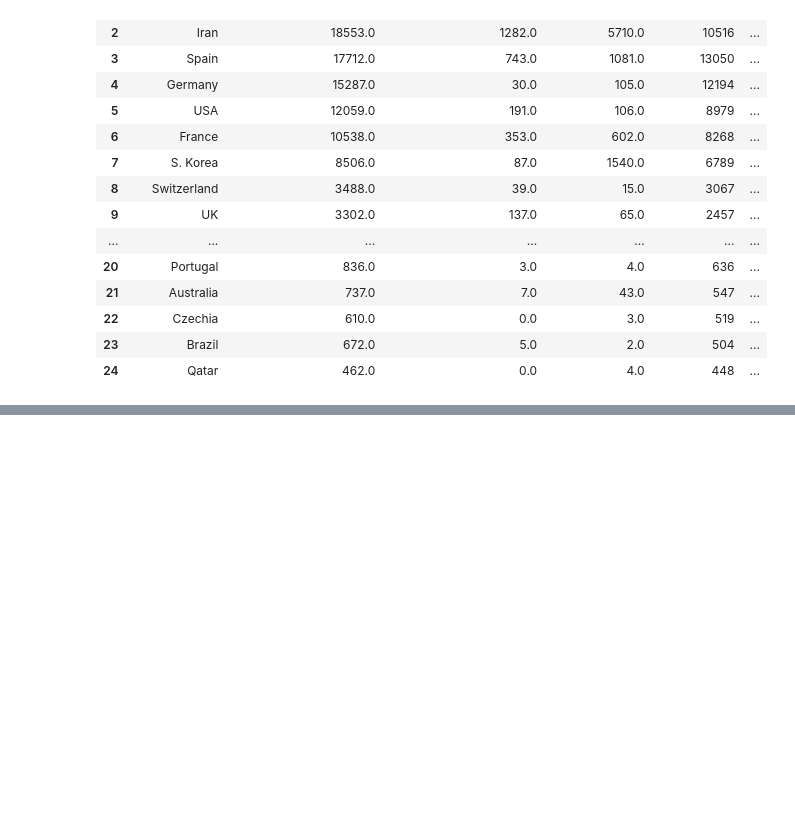
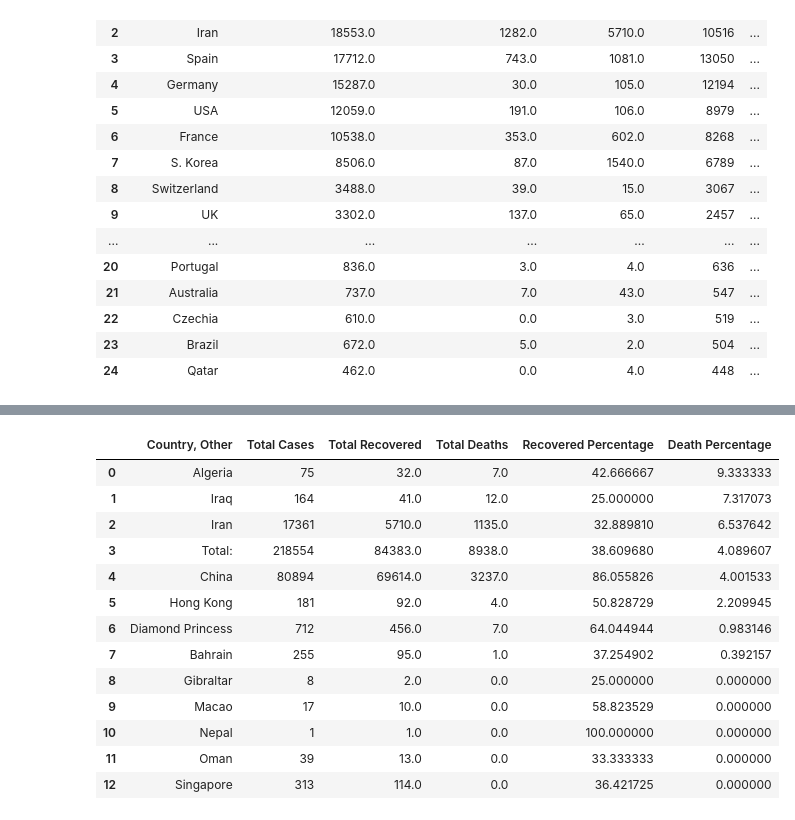
Before and after one commit to shahsajil/COVID-19-Python-Project, a Jupyter notebook: Covid_19_PythonProject_2020.ipynb, the cells around one changed output, grey strips where cells are left out. Cells and saved outputs as stored; diff of their text form; code cells hidden in the pictures; blank space fills up the shorter version.

```diff
--- a/Covid_19_PythonProject_2020.ipynb
+++ b/Covid_19_PythonProject_2020.ipynb
@@ -188,0 +173,19 @@ plt.show()
+# %%
+# displaying percentage_df dataset
+percentage_df = percentage_df.fillna(0)
+percentage_df
+# %% [output]
+|  | Country, Other | Total Cases | Total Recovered | Total Deaths | Recovered Percentage | Death Percentage |
+| 0 | Algeria | 75 | 32.0 | 7.0 | 42.666667 | 9.333333 |
+| 1 | Iraq | 164 | 41.0 | 12.0 | 25.000000 | 7.317073 |
+| 2 | Iran | 17361 | 5710.0 | 1135.0 | 32.889810 | 6.537642 |
+| 3 | Total: | 218554 | 84383.0 | 8938.0 | 38.609680 | 4.089607 |
+| 4 | China | 80894 | 69614.0 | 3237.0 | 86.055826 | 4.001533 |
+| 5 | Hong Kong | 181 | 92.0 | 4.0 | 50.828729 | 2.209945 |
+| 6 | Diamond Princess | 712 | 456.0 | 7.0 | 64.044944 | 0.983146 |
+| 7 | Bahrain | 255 | 95.0 | 1.0 | 37.254902 | 0.392157 |
+| 8 | Gibraltar | 8 | 2.0 | 0.0 | 25.000000 | 0.000000 |
+| 9 | Macao | 17 | 10.0 | 0.0 | 58.823529 | 0.000000 |
+| 10 | Nepal | 1 | 1.0 | 0.0 | 100.000000 | 0.000000 |
+| 11 | Oman | 39 | 13.0 | 0.0 | 33.333333 | 0.000000 |
+| 12 | Singapore | 313 | 114.0 | 0.0 | 36.421725 | 0.000000 |
```
Also changed, not shown: parts of 8 cells of this notebook, 1 other file.
